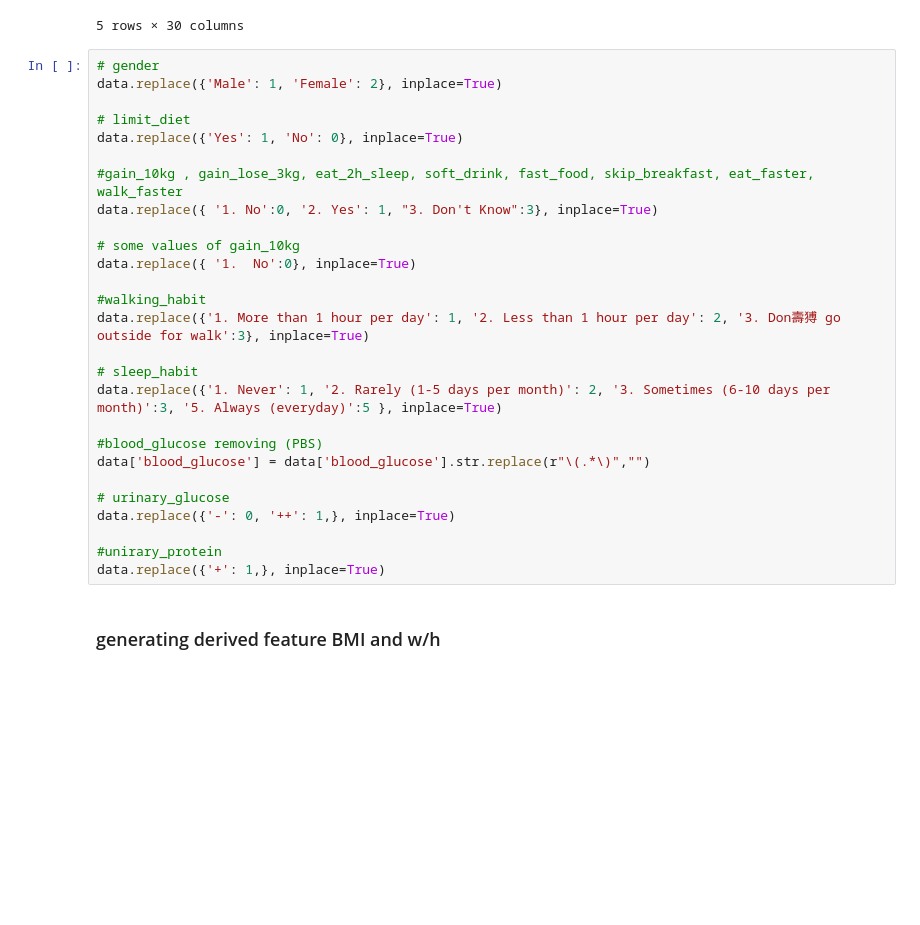
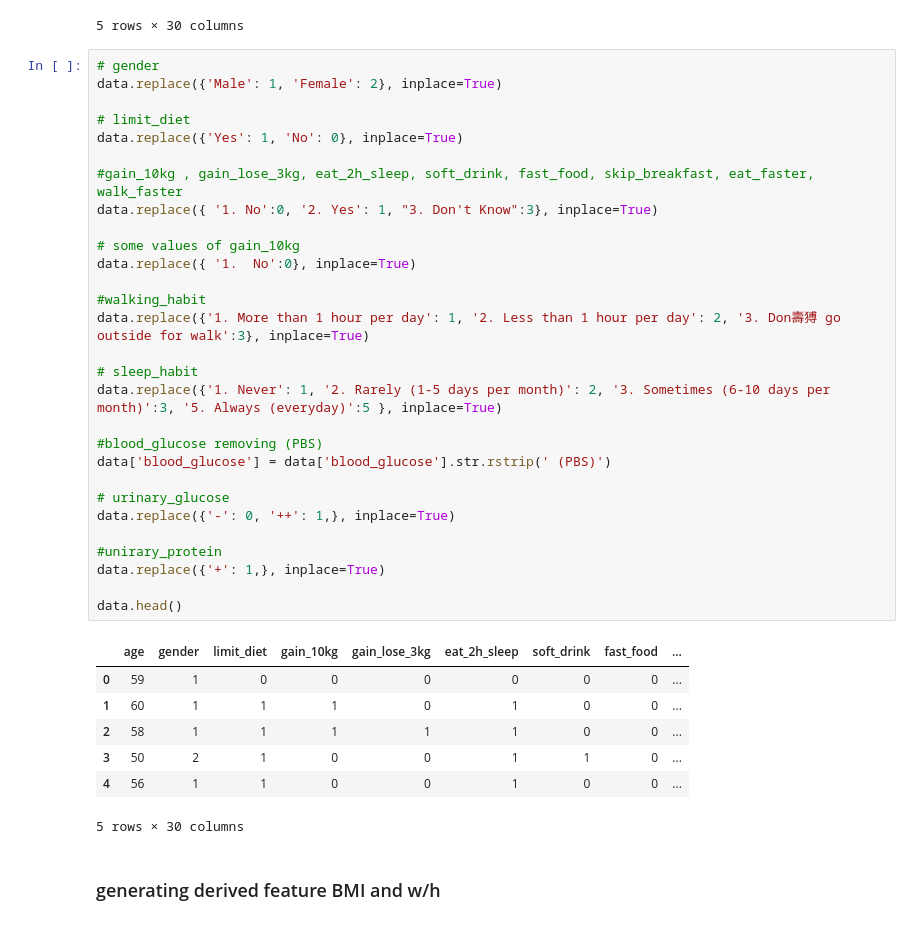
Before and after one commit to Rafeen/ML, a Jupyter notebook: PHC/Data Cleaning.ipynb, the cells around one changed output. Cells and saved outputs as stored; diff of their text form; blank space fills up the shorter version.

Commit message:
added new data files and seperating into 3 phases

```diff
--- a/PHC/Data Cleaning.ipynb
+++ b/PHC/Data Cleaning.ipynb
@@ -48,30 +59,40 @@ data.head()
 # %%
 # gender
 data.replace({'Male': 1, 'Female': 2}, inplace=True)
 
 # limit_diet
 data.replace({'Yes': 1, 'No': 0}, inplace=True)
 
 #gain_10kg , gain_lose_3kg, eat_2h_sleep, soft_drink, fast_food, skip_breakfast, eat_faster, walk_faster
 data.replace({ '1. No':0, '2. Yes': 1, "3. Don't Know":3}, inplace=True)
 
 # some values of gain_10kg
 data.replace({ '1.  No':0}, inplace=True)
 
 #walking_habit
 data.replace({'1. More than 1 hour per day': 1, '2. Less than 1 hour per day': 2, '3. Don壽猼 go outside for walk':3}, inplace=True)
 
 # sleep_habit
 data.replace({'1. Never': 1, '2. Rarely (1-5 days per month)': 2, '3. Sometimes (6-10 days per month)':3, '5. Always (everyday)':5 }, inplace=True)
 
 #blood_glucose removing (PBS)
-data['blood_glucose'] = data['blood_glucose'].str.replace(r"\(.*\)","")
+data['blood_glucose'] = data['blood_glucose'].str.rstrip(' (PBS)')
 
 # urinary_glucose
 data.replace({'-': 0, '++': 1,}, inplace=True)
 
 #unirary_protein
 data.replace({'+': 1,}, inplace=True)
+
+data.head()
+# %% [output]
+|  | age | gender | limit_diet | gain_10kg | gain_lose_3kg | eat_2h_sleep | soft_drink | fast_food | ... |
+| 0 | 59 | 1 | 0 | 0 | 0 | 0 | 0 | 0 | ... |
+| 1 | 60 | 1 | 1 | 1 | 0 | 1 | 0 | 0 | ... |
+| 2 | 58 | 1 | 1 | 1 | 1 | 1 | 0 | 0 | ... |
+| 3 | 50 | 2 | 1 | 0 | 0 | 1 | 1 | 0 | ... |
+| 4 | 56 | 1 | 1 | 0 | 0 | 1 | 0 | 0 | ... |
+5 rows × 30 columns
 # %% [markdown]
 ### generating derived feature BMI and w/h
 # %%
```
Also changed, not shown: parts of 2 cells of this notebook, 6 other files.
